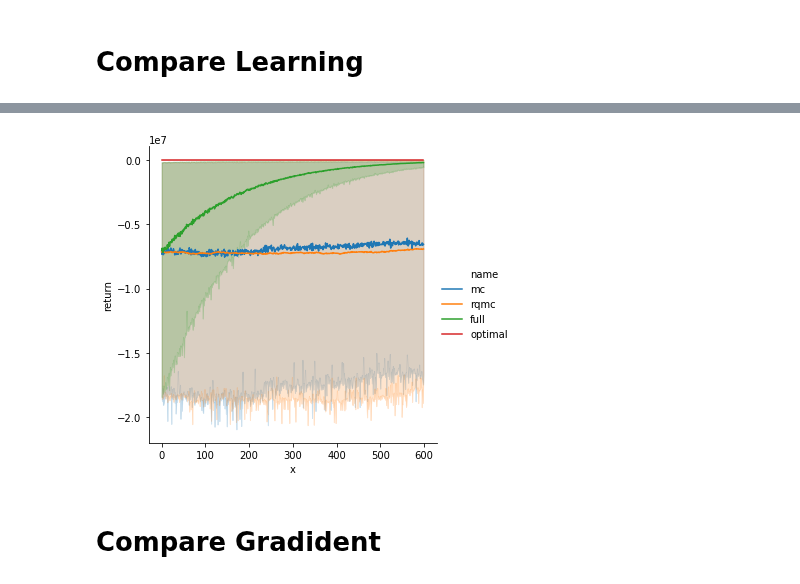
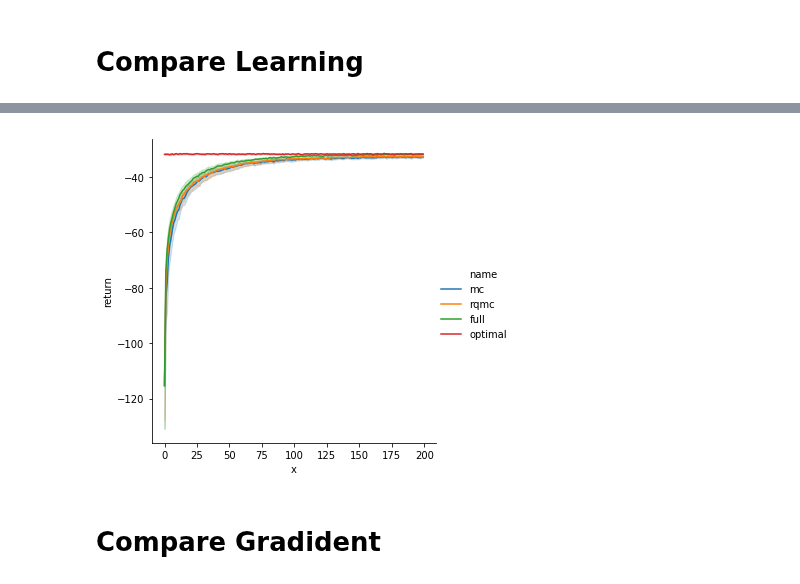
Before and after one commit to Sha-Lab/qmc, a Jupyter notebook: qmc.ipynb, the cells around one changed output, grey strips where cells are left out. Saved outputs shown, nothing was run; the diff lists cells and outputs as text; code cells hidden in the pictures.

```diff
--- a/qmc.ipynb
+++ b/qmc.ipynb
@@ -6,8 +45,2 @@ import pandas as pd
 # %% [markdown]
 # Compare Learning
-# %%
-with open('data/compare_learning-10-600-800-normalized', 'rb') as f:
-    results = dill.load(f)
-    results = [res for res in results if res is not None and not np.isnan(res[1][-1])]
-    print(len(results))
-    print('rqmc wins in {}/{}'.format(np.sum([res[0][-1] < res[1][-1] for res in results]), len(results)))
@@ -16,0 +47,11 @@ rqmc wins in 83/100
+# %%
+with open('data/search_learn/10-0.9-200-0.006', 'rb') as f:
+    results = dill.load(f)
+    print('num of results:', len(results))
+    print('num of outs:')
+    print('mc:', len([res for res in results if 'mc' in res[4]['out']]))
+    print('rqmc:', len([res for res in results if 'rqmc' in res[4]['out']]))
+    print('full:', len([res for res in results if 'full' in res[4]['out']]))
+    print('optimal:', len([res for res in results if 'optimal' in res[4]['out']]))
+    results = [res for res in results if len(res[4]['out']) == 0]
+    print('number of learning results:', len(results))
@@ -17,36 +66,38 @@ rqmc wins in 83/100
 # %%
+x_lim = 200
+
 mc_data = pd.concat([
     pd.DataFrame(
         {'name': 'mc',
-         'return': results[i][0],
-         'x': np.arange(len(results[i][0]))}) for i in range(len(results))
+         'return': results[i][0][:x_lim],
+         'x': np.arange(len(results[i][0][:x_lim]))}) for i in range(len(results))
 ])
 
 rqmc_data = pd.concat([
     pd.DataFrame(
         {'name': 'rqmc',
-         'return': results[i][1],
-         'x': np.arange(len(results[i][1]))}) for i in range(len(results))
+         'return': results[i][1][:x_lim],
+         'x': np.arange(len(results[i][1][:x_lim]))}) for i in range(len(results))
 ])
 
 full_data = pd.concat([
     pd.DataFrame(
         {'name': 'full',
-         'return': results[i][2],
-         'x': np.arange(len(results[i][2]))}) for i in range(len(results))
+         'return': results[i][2][:x_lim],
+         'x': np.arange(len(results[i][2][:x_lim]))}) for i in range(len(results))
 ])
 
 optimal_data = pd.concat([
     pd.DataFrame(
         {'name': 'optimal',
-         'return': results[i][3],
-         'x': np.arange(len(results[i][3]))}) for i in range(len(results))
+         'return': results[i][3][:x_lim],
+         'x': np.arange(len(results[i][3][:x_lim]))}) for i in range(len(results))
 ])
 
 data = pd.concat([mc_data, rqmc_data, full_data, optimal_data])
 plot = sns.relplot(x='x', y='return', kind='line', hue='name', data=data)
 # %% [output]
-[figure, old version]
+[figure, new version]
 # %% [markdown]
 # Compare Gradident
 # %%
```
Also changed, not shown: parts of 5 cells of this notebook, 4 other files.
